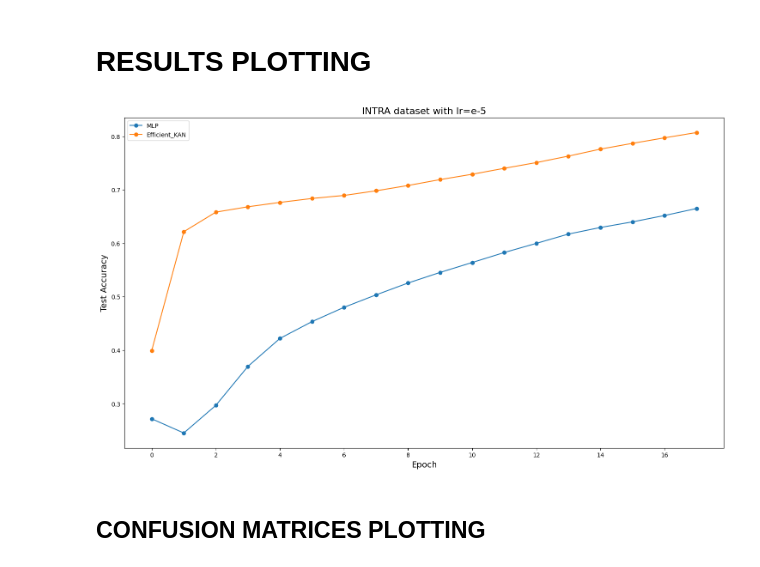
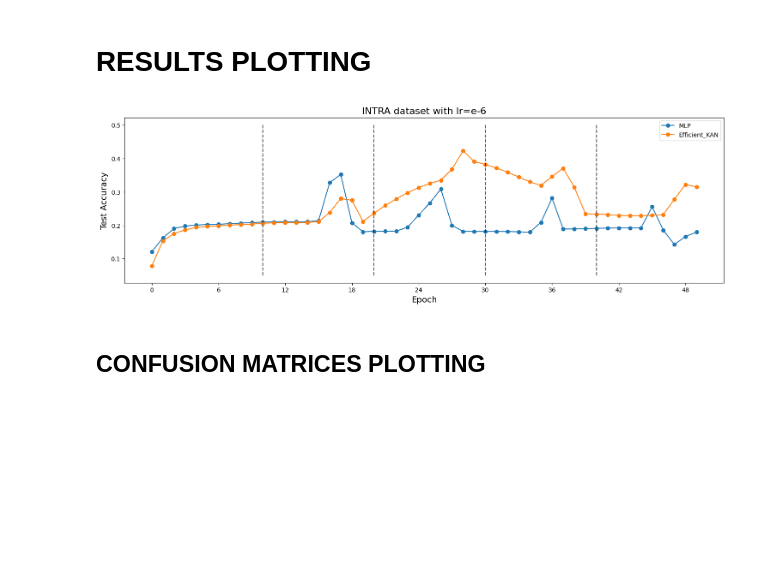
Before and after one commit to MrPio/KAN-Continual_Learning_tests, a Jupyter notebook: KAN_catastrophic_forgetting.ipynb, the cells around one changed output. Drawn from its saved outputs; the diff is of its cells as text; code cells hidden in the pictures; blank space fills up the shorter version.

Commit message:
Restoring INTER 10 output classes

```diff
--- a/KAN_catastrophic_forgetting.ipynb
+++ b/KAN_catastrophic_forgetting.ipynb
@@ -112,7 +112,7 @@ class MLP(nn.Module):
 class Efficient_KAN(nn.Module):
     def __init__(self, device=device, checkpoint: str | None = None, output_size=10):
         super(Efficient_KAN, self).__init__()
-        self.layers = [input_size, 64, output_size] if dataset == datasets.MNIST \
+        self.layers = [input_size, 128, output_size] if dataset == datasets.MNIST \
             else [input_size, 128, output_size] if dataset == datasets.CIFAR10 \
             else []
         self.model = KAN(self.layers).to(device)
@@ -411,7 +411,7 @@ def train(model, checkpoint, optimizer, start_epoch=0, epochs=5, on_epoch_end=No
         epoch_start = time.time_ns()
         with tqdm(loader) as pbar:
             for images, labels in pbar:
-                labels = (labels % 2 if task_id is not None else labels).to(device)
+                labels = labels.to(device)  #(labels % 2 if task_id is not None else labels).to(device)
                 images = images.to(device)
                 optimizer.zero_grad()
                 output = model(images)
@@ -436,8 +436,8 @@ def test(model):
     loss = 0
     with torch.no_grad():
         for images, labels in test_loader:
+            labels = labels.to(device)  #(labels % 2 if model.layers[-1] == 2 else labels).to(device)
             images = images.to(device)
-            labels = (labels % 2 if model.layers[-1] == 2 else labels).to(device)
             output = model(images)
             loss = criterion(output, labels)
             predictions.extend(output.argmax(dim=1).to('cpu').numpy())
@@ -531,7 +505,7 @@ Accuracy: 0.728702229299363
 ## INTER DATASET TEST
 # %%
 for epochs, lr in zip([10], [1e-6]):
-    models = [MLP(), Efficient_KAN(),
+    models = [ Efficient_KAN(output_size=10),MLP(output_size=10),
               CKAN_BN(), KANC_MLP(), NormalConvsKAN(), KKAN_Convolutional_Network(), SimpleCNN(), KANvolver()]
     print(f'Using lr={lr} ------------------------------------')
     for model in [x.to(device) for x in models[:2]]:
@@ -560,44 +531,44 @@ KeyboardInterrupt
 models = [MLP(), Efficient_KAN(),
           CKAN_BN(), KANC_MLP(), NormalConvsKAN(),
           KKAN_Convolutional_Network(), SimpleCNN(), KANvolver()]
-for lr in [1e-5]:
+for lr in [ 1e-6]:
     fig, ax = plt.subplots()
     batches = [
         0,
         5923,
         6742,
         5958,
         6131,
         5842,
         5421,
         5918,
         6265,
         5851,
         # 5949,
     ]
     granularity = 1
     for name in list(map(lambda e: e.__class__.__name__, models[:2])):
-        stats = EpochStat.loadModelStats(name, dir=f'results/{dataset_name}/intra/',
+        stats = EpochStat.loadModelStats(name, dir=f'results/{dataset_name}/inter/',
                                          subdir=f'lr_{round(math.log10(lr))}/')
         ax.plot(list(map(lambda e: e.get_accuracy(), stats))[:], label=name, marker='o')
         # ax.plot(list(map(lambda e: e.train_accuracies, stats))[0][::granularity], label=name)
     plt.legend()
     ax.xaxis.set_major_locator(MaxNLocator(integer=True))
     # ax.set_xticks([x // 64 // granularity for x in itertools.accumulate(batches)])
     # ax.set_xticklabels(range(10))
     # plt.vlines(x=[x // 64 // granularity for x in itertools.accumulate(batches)], ymin=0, ymax=1, colors='black',
     #            alpha=0.65, linestyles='dashed')
     # plt.xlabel('Train Digits Batches', fontdict={'fontsize': 14})
     # plt.ylabel('Train batch Loss', fontdict={'fontsize': 14})
     # plt.title('Train batch loss spikes show up when a new digit is submitted', fontdict={'fontsize': 16})
     plt.xlabel('Epoch', fontdict={'fontsize': 14})
     plt.ylabel('Test Accuracy', fontdict={'fontsize': 14})
     plt.title(f'INTRA dataset with lr=e{round(math.log10(lr))}', fontdict={'fontsize': 16})
-    # plt.vlines(x=range(0, 5 * 10, 10)[1:], ymin=0.05, ymax=1, colors='black', alpha=0.65, linestyles='dashed')
-    fig.set_size_inches(18, 10)
+    plt.vlines(x=range(0, 5 * 10, 10)[1:], ymin=0.05, ymax=0.5, colors='black', alpha=0.65, linestyles='dashed')
+    fig.set_size_inches(18, 5)
     plt.show()
 # %% [output]
-[figure, old version]
+[figure, new version]
 # %% [markdown]
 ## CONFUSION MATRICES PLOTTING
 # %%
```
Also changed, not shown: parts of 2 cells of this notebook.
